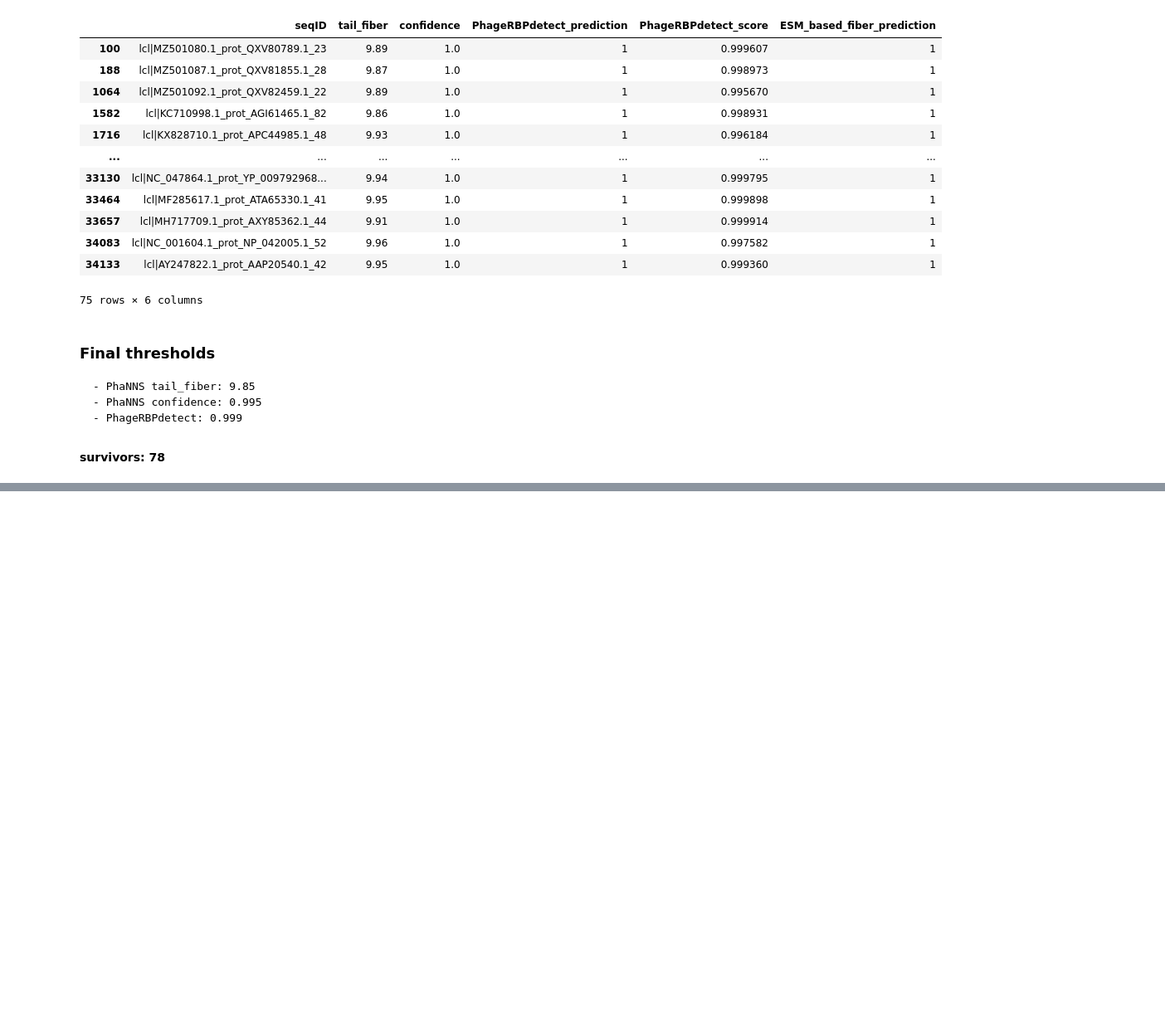
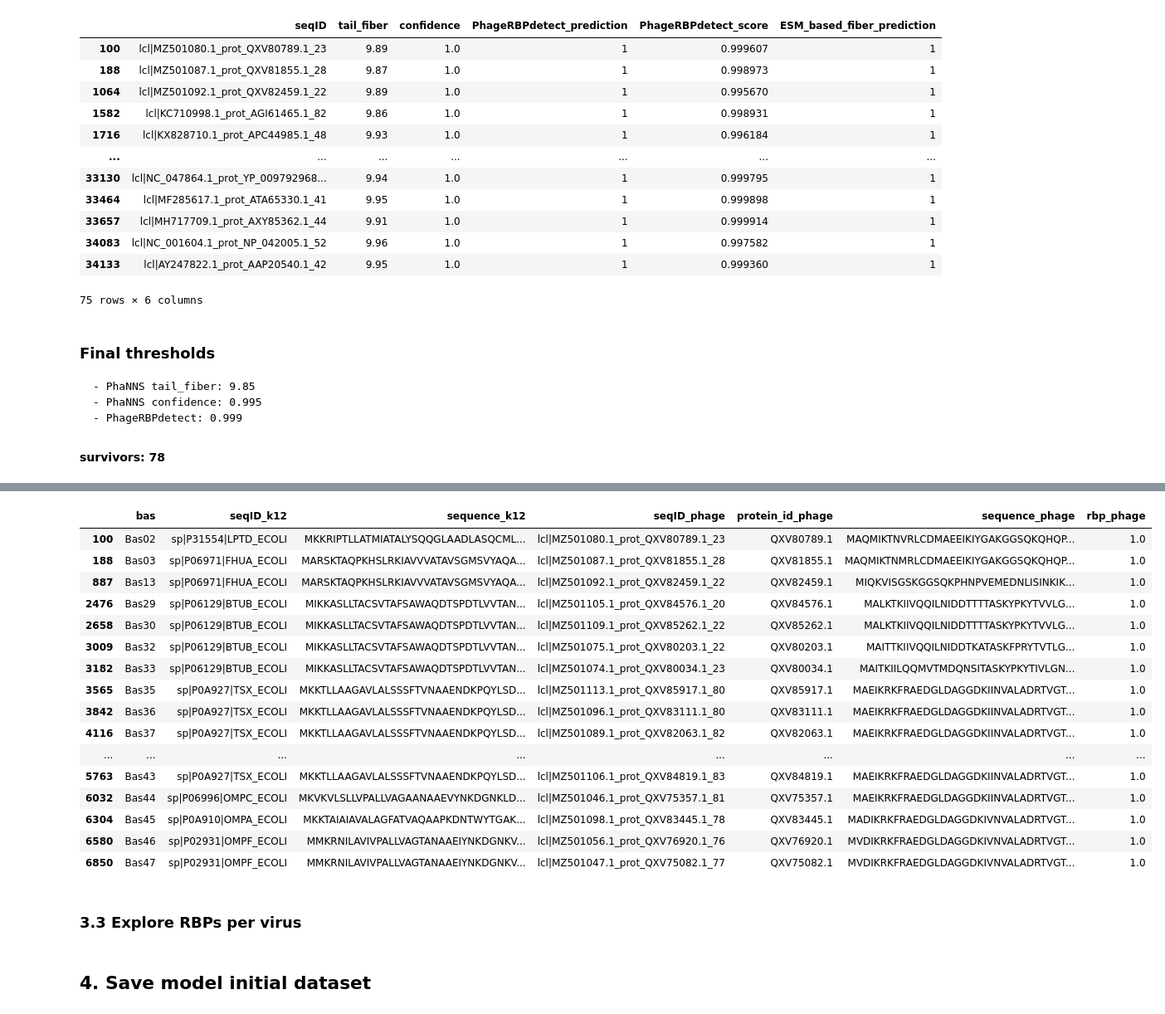
Before and after one commit to Drivahah/Predicting-phage-host-interaction-with-Language-Models, a Jupyter notebook: notebooks/02_transform_data.ipynb, the cells around one changed output, grey strips where cells are left out. Shown: that part at 83% size. Cells and saved outputs as stored; diff of their text form; code cells hidden in the pictures; blank space fills up the shorter version.

Commit message:
Merged basel_proteome and receptors_k12 into model_intitial

```diff
--- a/notebooks/02_transform_data.ipynb
+++ b/notebooks/02_transform_data.ipynb
@@ -471,0 +523,7 @@ Number of survivors: 75
+# %%
+# Add bas column to basel_proteome (capitalized)
+basel_proteome['bas'] = basel_proteome['locus_tag'].str.split('_', expand=True)[0]
+basel_proteome['bas'] = basel_proteome['bas'].str.capitalize()
+
+# Display basel_proteome
+display(basel_proteome.head())
@@ -471,0 +541,12 @@ Number of survivors: 75
+# %%
+# List columns to keep
+keep_columns = ['bas', 'seqID_phage', 'protein_id', 'sequence', 'rbp']
+change_names = {'protein_id': 'protein_id_phage',
+                'sequence': 'sequence_phage',
+                'rbp': 'rbp_phage'}
+
+# Subset basel_proteome and rename columns
+basel_proteome = basel_proteome[keep_columns]
+basel_proteome.rename(columns=change_names, inplace=True)
+
+del keep_columns, change_names
@@ -471,0 +567,10 @@ Number of survivors: 75
+# %%
+# List columns to keep
+keep_columns = ['bas', 'seqID_k12', 'sequence']
+change_names = {'sequence': 'sequence_k12'}
+
+# Subset receptors_k12 and rename columns
+receptors_k12 = receptors_k12[keep_columns]
+receptors_k12.rename(columns=change_names, inplace=True)
+
+del keep_columns, change_names
@@ -471,0 +591,3 @@ Number of survivors: 75
+# %%
+# Merge the two dataframes on bas as index
+model_initial = receptors_k12.merge(basel_proteome, left_on='bas', right_on='bas', how='left')
@@ -471,0 +628,25 @@ Number of survivors: 75
+# %%
+# Display where model_initial rbp = 1
+display(model_initial[model_initial['rbp_phage'] == 1])
+# %% [output]
+|  | bas | seqID_k12 | sequence_k12 | seqID_phage | protein_id_phage | sequence_phage | rbp_phage |
+| 100 | Bas02 | sp|P31554|LPTD_ECOLI | MKKRIPTLLATMIATALYSQQGLAADLASQCML... | lcl|MZ501080.1_prot_QXV80789.1_23 | QXV80789.1 | MAQMIKTNVRLCDMAEEIKIYGAKGGSQKQHQP... | 1.0 |
+| 188 | Bas03 | sp|P06971|FHUA_ECOLI | MARSKTAQPKHSLRKIAVVVATAVSGMSVYAQA... | lcl|MZ501087.1_prot_QXV81855.1_28 | QXV81855.1 | MAQMIKTNMRLCDMAEEIKIYGAKGGSQKQHQP... | 1.0 |
+| 887 | Bas13 | sp|P06971|FHUA_ECOLI | MARSKTAQPKHSLRKIAVVVATAVSGMSVYAQA... | lcl|MZ501092.1_prot_QXV82459.1_22 | QXV82459.1 | MIQKVISGSKGGSQKPHNPVEMEDNLISINKIK... | 1.0 |
+| 2476 | Bas29 | sp|P06129|BTUB_ECOLI | MIKKASLLTACSVTAFSAWAQDTSPDTLVVTAN... | lcl|MZ501105.1_prot_QXV84576.1_20 | QXV84576.1 | MALKTKIIVQQILNIDDTTTTASKYPKYTVVLG... | 1.0 |
+| 2658 | Bas30 | sp|P06129|BTUB_ECOLI | MIKKASLLTACSVTAFSAWAQDTSPDTLVVTAN... | lcl|MZ501109.1_prot_QXV85262.1_22 | QXV85262.1 | MALKTKIIVQQILNIDDTTTTASKYPKYTVVLG... | 1.0 |
+| 3009 | Bas32 | sp|P06129|BTUB_ECOLI | MIKKASLLTACSVTAFSAWAQDTSPDTLVVTAN... | lcl|MZ501075.1_prot_QXV80203.1_22 | QXV80203.1 | MAITTKIIVQQILNIDDTKATASKFPRYTVTLG... | 1.0 |
+| 3182 | Bas33 | sp|P06129|BTUB_ECOLI | MIKKASLLTACSVTAFSAWAQDTSPDTLVVTAN... | lcl|MZ501074.1_prot_QXV80034.1_23 | QXV80034.1 | MAITKIILQQMVTMDQNSITASKYPKYTIVLGN... | 1.0 |
+| 3565 | Bas35 | sp|P0A927|TSX_ECOLI | MKKTLLAAGAVLALSSSFTVNAAENDKPQYLSD... | lcl|MZ501113.1_prot_QXV85917.1_80 | QXV85917.1 | MAEIKRKFRAEDGLDAGGDKIINVALADRTVGT... | 1.0 |
+| 3842 | Bas36 | sp|P0A927|TSX_ECOLI | MKKTLLAAGAVLALSSSFTVNAAENDKPQYLSD... | lcl|MZ501096.1_prot_QXV83111.1_80 | QXV83111.1 | MAEIKRKFRAEDGLDAGGDKIINVALADRTVGT... | 1.0 |
+| 4116 | Bas37 | sp|P0A927|TSX_ECOLI | MKKTLLAAGAVLALSSSFTVNAAENDKPQYLSD... | lcl|MZ501089.1_prot_QXV82063.1_82 | QXV82063.1 | MAEIKRKFRAEDGLDAGGDKIINVALADRTVGT... | 1.0 |
+| ... | ... | ... | ... | ... | ... | ... | ... |
+| 5763 | Bas43 | sp|P0A927|TSX_ECOLI | MKKTLLAAGAVLALSSSFTVNAAENDKPQYLSD... | lcl|MZ501106.1_prot_QXV84819.1_83 | QXV84819.1 | MAEIKRKFRAEDGLDAGGDKIINVALADRTVGT... | 1.0 |
+| 6032 | Bas44 | sp|P06996|OMPC_ECOLI | MKVKVLSLLVPALLVAGAANAAEVYNKDGNKLD... | lcl|MZ501046.1_prot_QXV75357.1_81 | QXV75357.1 | MAEIKRKFRAEDGLDAGGDKIINVALADRTVGT... | 1.0 |
+| 6304 | Bas45 | sp|P0A910|OMPA_ECOLI | MKKTAIAIAVALAGFATVAQAAPKDNTWYTGAK... | lcl|MZ501098.1_prot_QXV83445.1_78 | QXV83445.1 | MADIKRKFRAEDGLDAGGDKIVNVALADRTVGT... | 1.0 |
+| 6580 | Bas46 | sp|P02931|OMPF_ECOLI | MMKRNILAVIVPALLVAGTANAAEIYNKDGNKV... | lcl|MZ501056.1_prot_QXV76920.1_76 | QXV76920.1 | MVDIKRKFRAEDGLDAGGDKIVNVALADRTVGT... | 1.0 |
+| 6850 | Bas47 | sp|P02931|OMPF_ECOLI | MMKRNILAVIVPALLVAGTANAAEIYNKDGNKV... | lcl|MZ501047.1_prot_QXV75082.1_77 | QXV75082.1 | MVDIKRKFRAEDGLDAGGDKIVNVALADRTVGT... | 1.0 |
+# %% [markdown]
+### 3.3 Explore RBPs per virus
+# %% [markdown]
+## 4. Save model initial dataset
```
Also changed, not shown: parts of 16 cells of this notebook.
